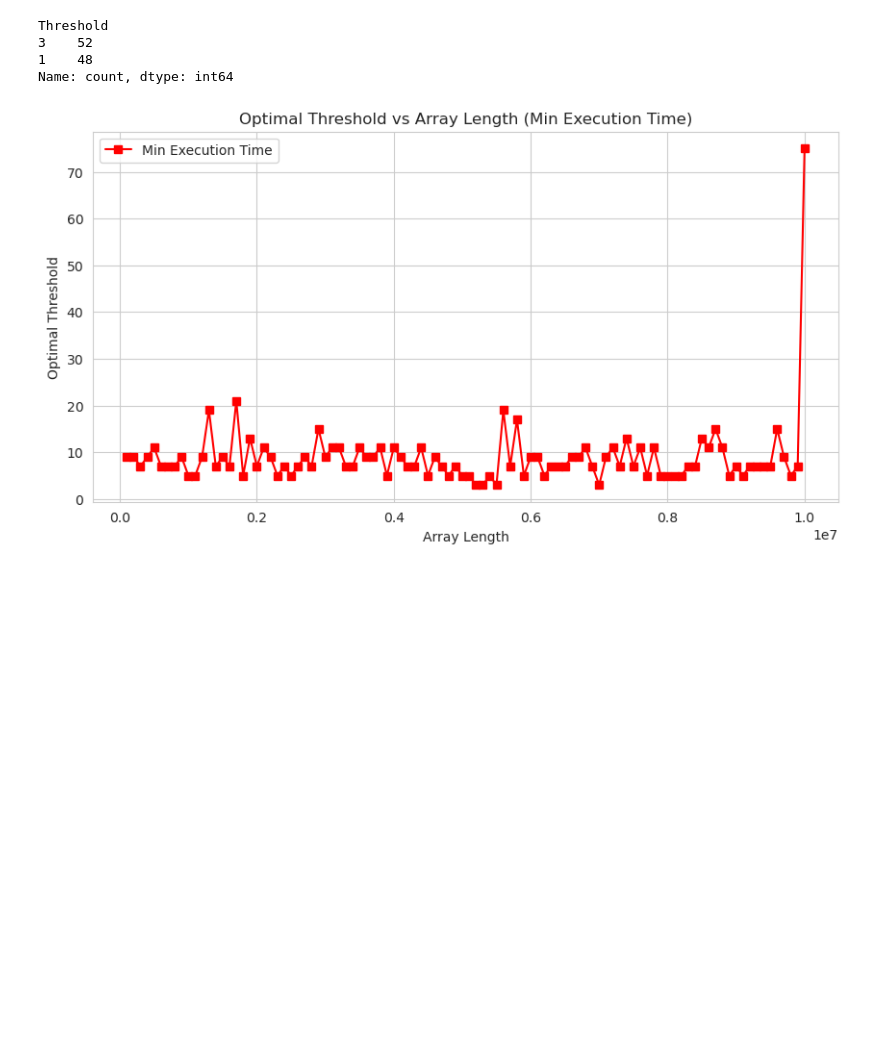
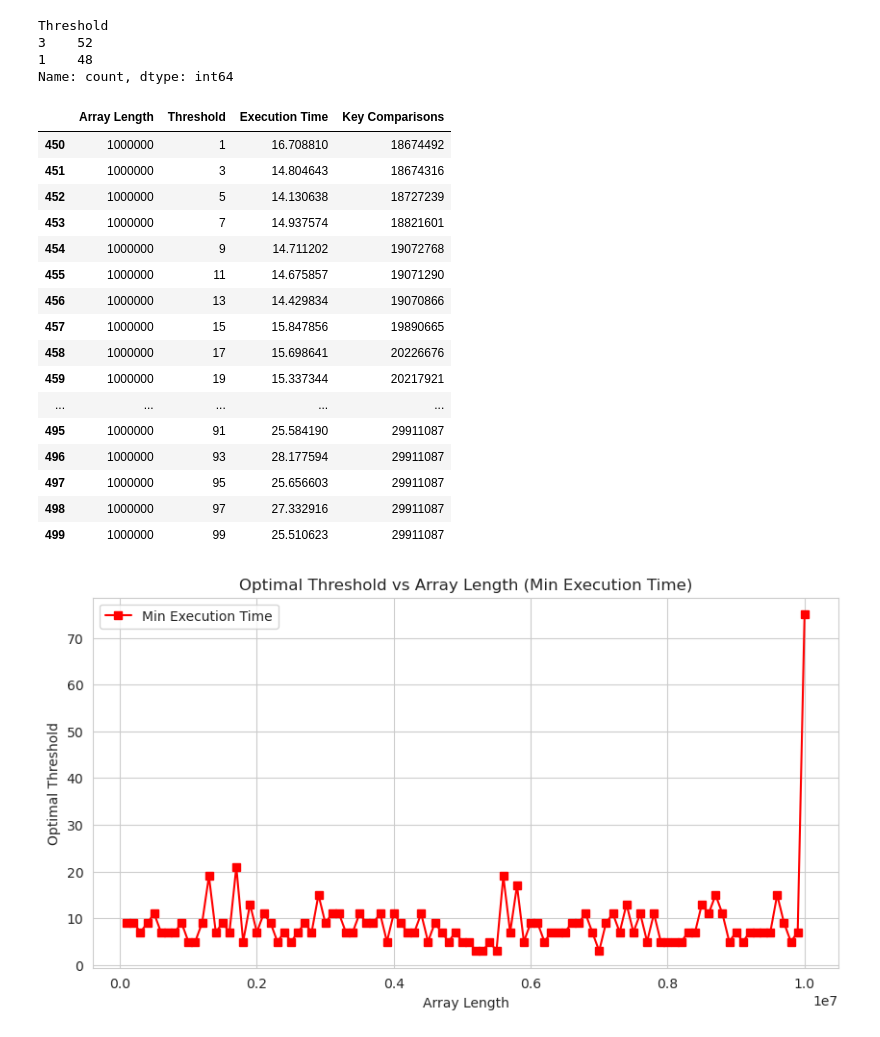
Before and after one commit to rachtrx/sc2001-sddb-group-6, a Jupyter notebook: project_1/analysis_baseline.ipynb, the cells around one changed output. Cells and saved outputs as stored; diff of their text form; code cells hidden in the pictures; blank space fills up the shorter version.

```diff
--- a/project_1/analysis_baseline.ipynb
+++ b/project_1/analysis_baseline.ipynb
@@ -140,6 +140,27 @@ Threshold
 3    52
 1    48
 Name: count, dtype: int64
+# %%
+df_test = df_results.loc[df_results["Array Length"] == 1000000]
+df_test
+# %% [output]
+|  | Array Length | Threshold | Execution Time | Key Comparisons |
+| 450 | 1000000 | 1 | 16.708810 | 18674492 |
+| 451 | 1000000 | 3 | 14.804643 | 18674316 |
+| 452 | 1000000 | 5 | 14.130638 | 18727239 |
+| 453 | 1000000 | 7 | 14.937574 | 18821601 |
+| 454 | 1000000 | 9 | 14.711202 | 19072768 |
+| 455 | 1000000 | 11 | 14.675857 | 19071290 |
+| 456 | 1000000 | 13 | 14.429834 | 19070866 |
+| 457 | 1000000 | 15 | 15.847856 | 19890665 |
+| 458 | 1000000 | 17 | 15.698641 | 20226676 |
+| 459 | 1000000 | 19 | 15.337344 | 20217921 |
+| ... | ... | ... | ... | ... |
+| 495 | 1000000 | 91 | 25.584190 | 29911087 |
+| 496 | 1000000 | 93 | 28.177594 | 29911087 |
+| 497 | 1000000 | 95 | 25.656603 | 29911087 |
+| 498 | 1000000 | 97 | 27.332916 | 29911087 |
+| 499 | 1000000 | 99 | 25.510623 | 29911087 |
 # %%
 # OPTIMAL S by execution time
 optimal_by_time = df_results.loc[df_results.groupby("Array Length")["Execution Time"].idxmin()]
```
Also changed, not shown: 5 other files.
